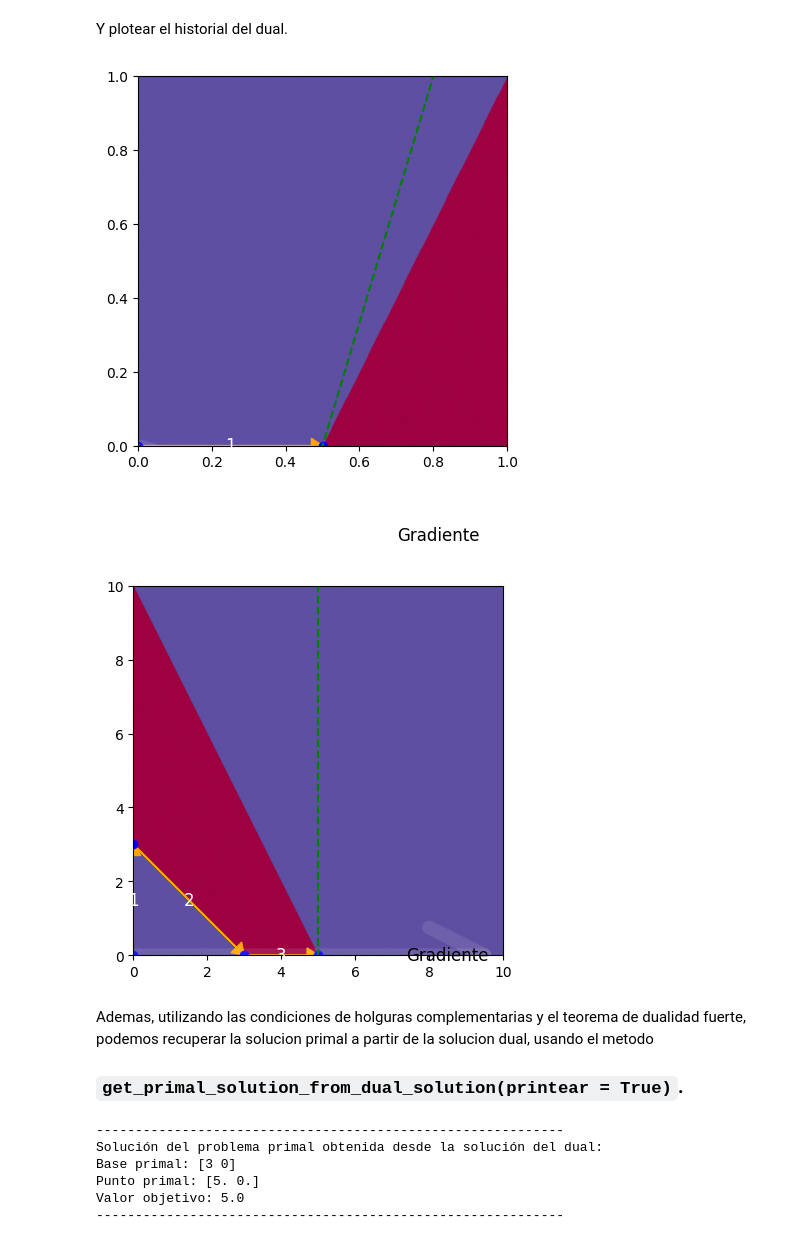
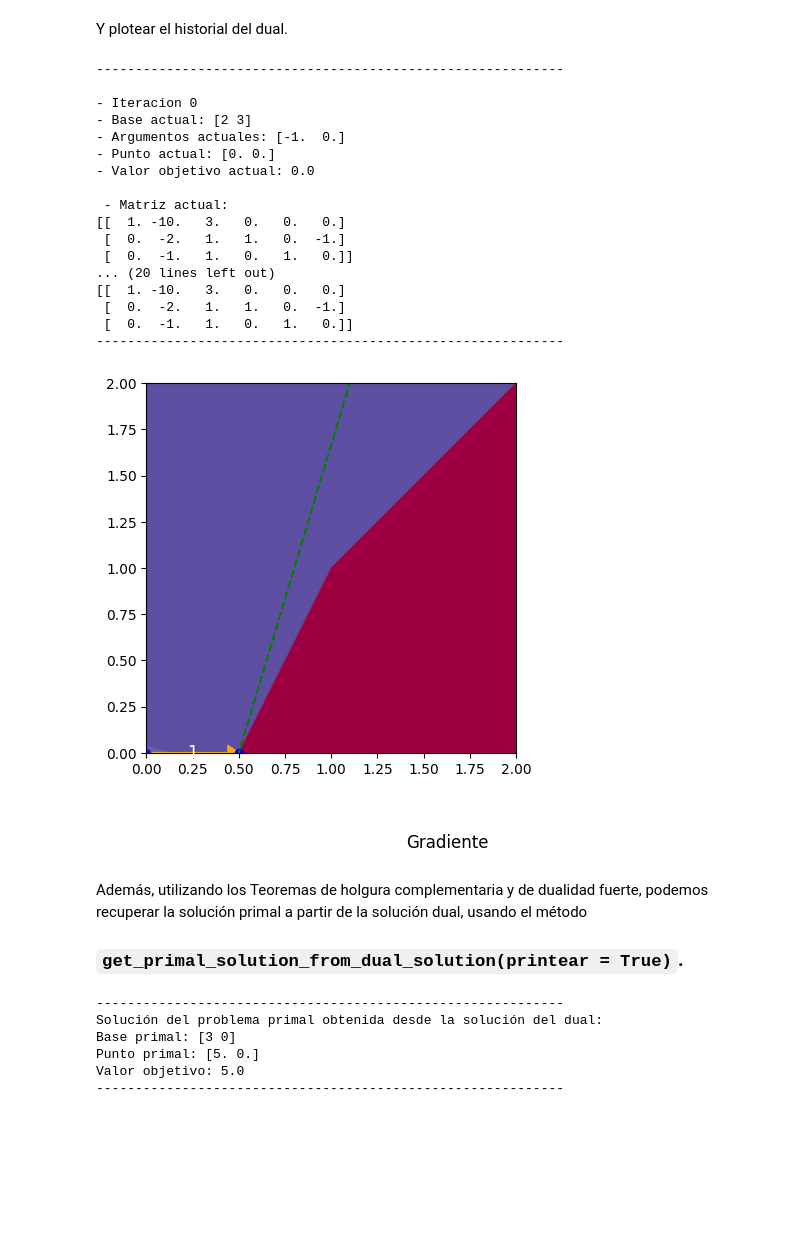
Before and after one commit to JaJeJoTor/io-practica1, a Jupyter notebook: notebook_parte_1.ipynb, the cells around one changed output. Cells and saved outputs as stored; diff of their text form; code cells hidden in the pictures; blank space fills up the shorter version.

Commit message:
Modificación del notebook parte 1 para dualidad

```diff
--- a/notebook_parte_1.ipynb
+++ b/notebook_parte_1.ipynb
@@ -201,15 +219,29 @@ history = s2.solver(version='dual', printear_intermedios=False, return_history=T
 # %% [markdown]
 Y plotear el historial del dual.
 # %%
-s2.plot_sol_history(size=1)
+s2.solver(version='dual', printear_intermedios=True, return_history=True)
+s2.plot_sol_history(size=2)
 # %% [output]
+------------------------------------------------------------
+
+- Iteracion 0
+- Base actual: [2 3]
+- Argumentos actuales: [-1.  0.]
+- Punto actual: [0. 0.]
+- Valor objetivo actual: 0.0
+
+ - Matriz actual:
+[[  1. -10.   3.   0.   0.   0.]
+ [  0.  -2.   1.   1.   0.  -1.]
+ [  0.  -1.   1.   0.   1.   0.]]
+... (20 lines left out)
+[[  1. -10.   3.   0.   0.   0.]
+ [  0.  -2.   1.   1.   0.  -1.]
+ [  0.  -1.   1.   0.   1.   0.]]
+------------------------------------------------------------
-[figure, old version]
+[figure, new version]
-# %%
-s1.plot_sol_history()
-# %% [output]
-[figure, removed]
 # %% [markdown]
-Ademas, utilizando las condiciones de holguras complementarias y el teorema de dualidad fuerte, podemos recuperar la solucion primal a partir de la solucion dual, usando el metodo <br>
+Además, utilizando los Teoremas de holgura complementaria y de dualidad fuerte, podemos recuperar la solución primal a partir de la solución dual, usando el método <br>
  ### `get_primal_solution_from_dual_solution(printear = True)`.
 # %%
 primal_sol = s2.get_primal_solution_from_dual_solution(printear = True)
```
Also changed, not shown: parts of 19 cells of this notebook.
